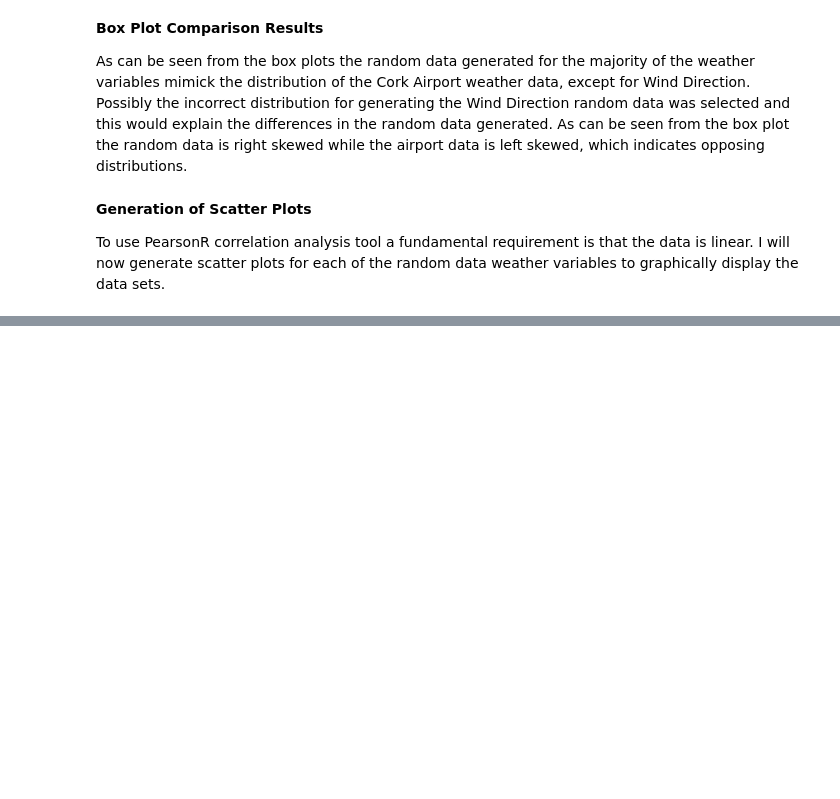
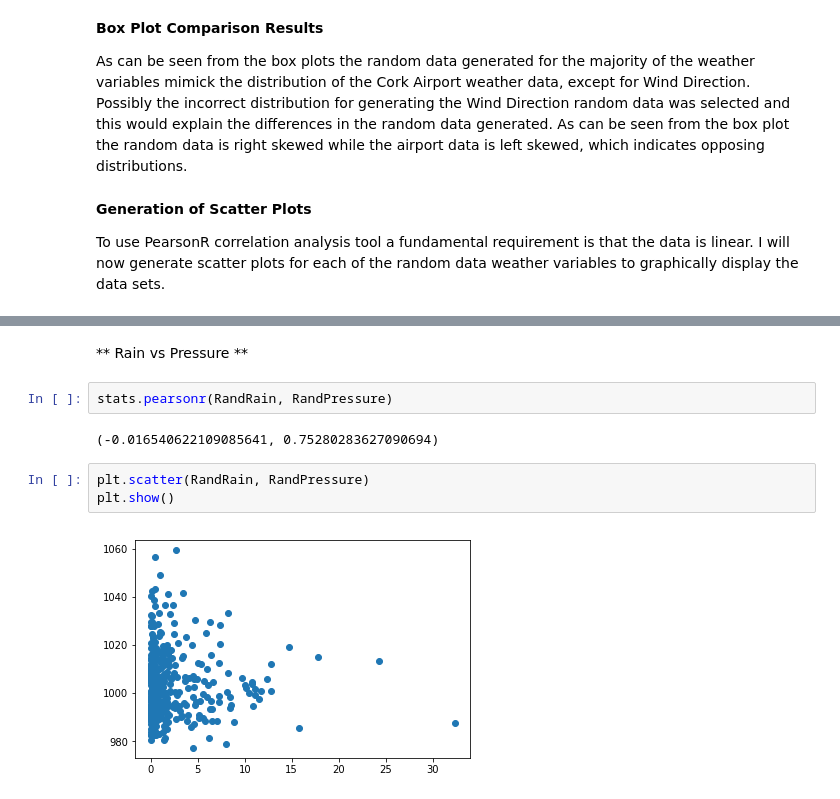
Before and after one commit to shanecanny1/Program-for-Data-Analysis-Project, a Jupyter notebook: Programming for Data Analysis Project.ipynb, the cells around one changed output, grey strips where cells are left out. Drawn from its saved outputs; the diff is of its cells as text; blank space fills up the shorter version.

```diff
--- a/Programming for Data Analysis Project.ipynb
+++ b/Programming for Data Analysis Project.ipynb
@@ -460,0 +495,11 @@ plt.show()
+# %% [markdown]
+** Rain vs Pressure **
+# %%
+stats.pearsonr(RandRain, RandPressure)
+# %% [output]
+(-0.016540622109085641, 0.75280283627090694)
+# %%
+plt.scatter(RandRain, RandPressure)
+plt.show()
+# %% [output]
+[figure, added]
```
Also changed, not shown: parts of 29 cells of this notebook.
